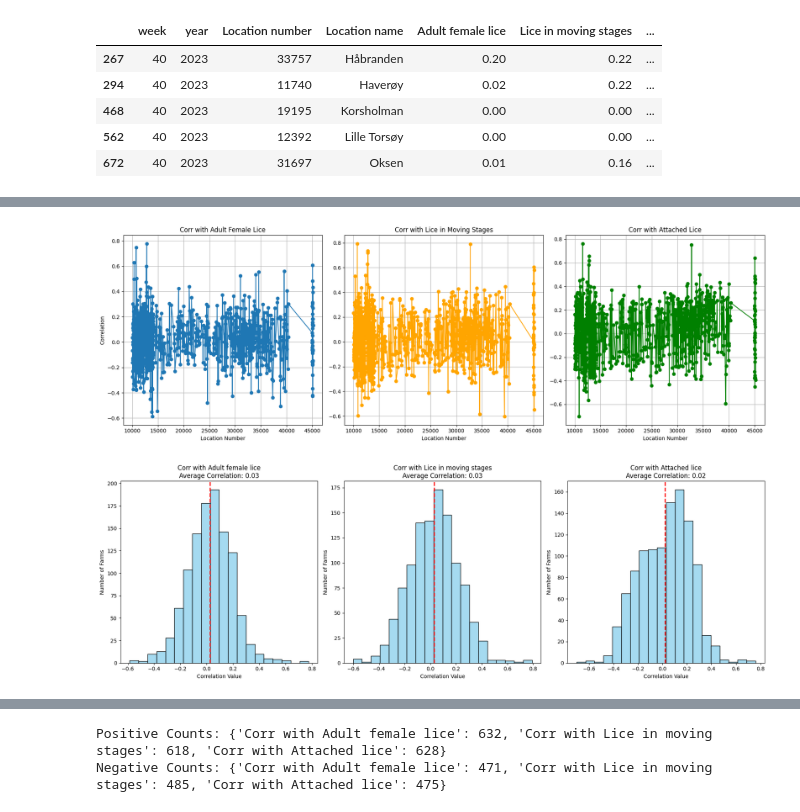
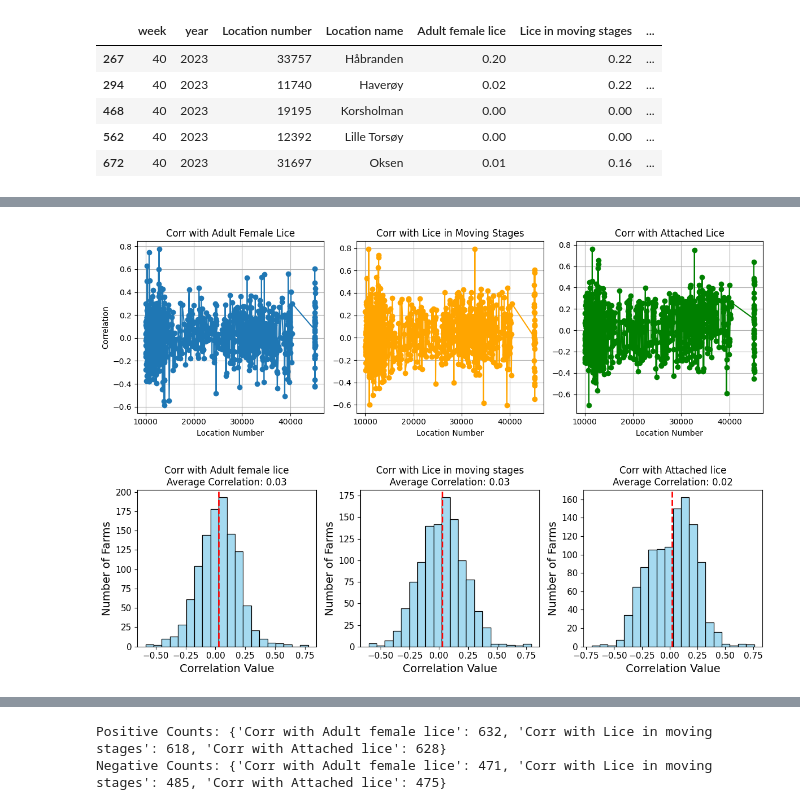
Before and after one commit to jarczykkonrad/Aquaculture, a Jupyter notebook: correlation-for-all-farms.ipynb, the cells around one changed output, grey strips where cells are left out. Cells and saved outputs as stored; diff of their text form; code cells hidden in the pictures.

```diff
--- a/correlation-for-all-farms.ipynb
+++ b/correlation-for-all-farms.ipynb
@@ -112,7 +99,7 @@ import matplotlib.pyplot as plt
 
 # Assuming 'new_data' is your DataFrame containing the fish farm data
 # Creating line plots for each type of lice correlation in the new dataset
-plt.figure(figsize=(18, 6))
+plt.figure(figsize=(12, 4))
 
 # Plot for 'Corr with Adult female lice'
 plt.subplot(1, 3, 1)
@@ -139,30 +126,34 @@ plt.grid(True)
 plt.tight_layout()
 plt.show()
 # %% [output]
-[figure, old version]
+[figure, new version]
 # %%
 import seaborn as sns
 import matplotlib.pyplot as plt
 
 # Creating histograms with an overlay of the average correlation line for each type of lice
 
 # Defining the correlation types
 corr_types = ['Corr with Adult female lice', 'Corr with Lice in moving stages', 'Corr with Attached lice']
 
-plt.figure(figsize=(18, 6))
+plt.figure(figsize=(12, 4))
 
 for i, corr_type in enumerate(corr_types, 1):
     plt.subplot(1, 3, i)
     sns.histplot(correlation_data[corr_type], bins=20, kde=False, color='skyblue')
     avg_corr = correlation_data[corr_type].mean()
 
     # Overlaying the average line
     plt.axvline(avg_corr, color='red', linestyle='dashed', linewidth=2)
     plt.title(f'{corr_type}\nAverage Correlation: {avg_corr:.2f}')
-    plt.xlabel('Correlation Value')
-    plt.ylabel('Number of Farms')
+    plt.xlabel('Correlation Value', fontsize=14)
+    plt.ylabel('Number of Farms',fontsize=14)
+    plt.xticks(fontsize=11)  # Adjust x-axis tick label size
+    plt.yticks(fontsize=11)
+    plt.savefig('your_plot.pdf')
 
 plt.tight_layout()
+
 plt.show()
 # %% [output]
-[figure, old version]
+[figure, new version]
```
Also changed, not shown: parts of 3 cells of this notebook, 2 other files.
